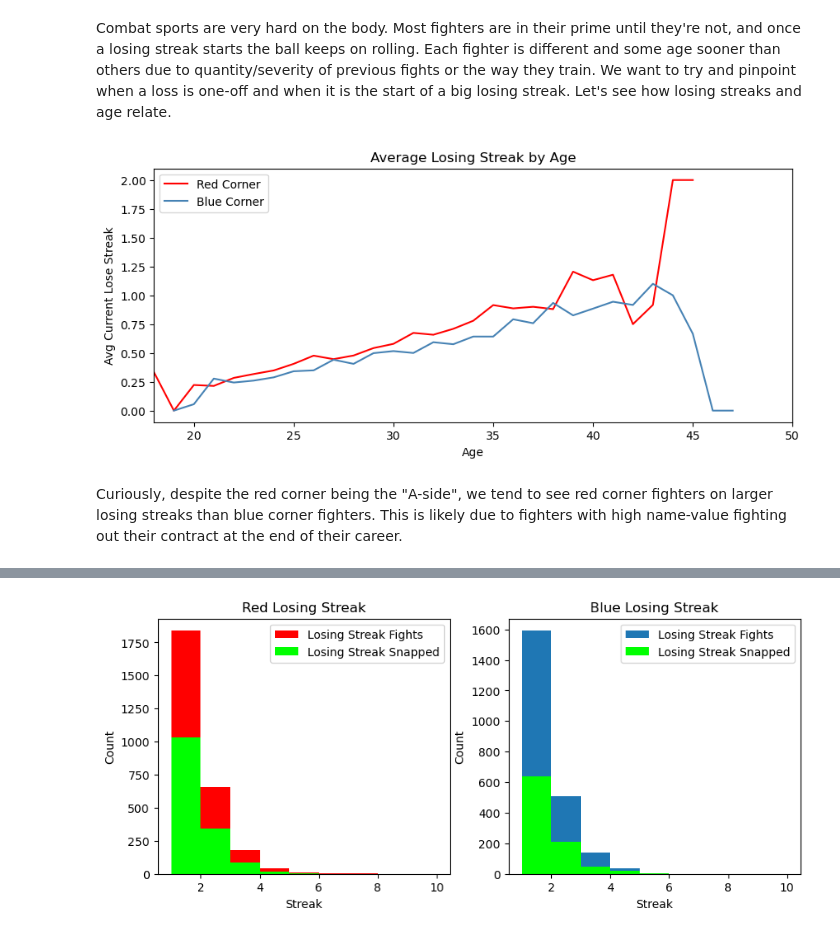
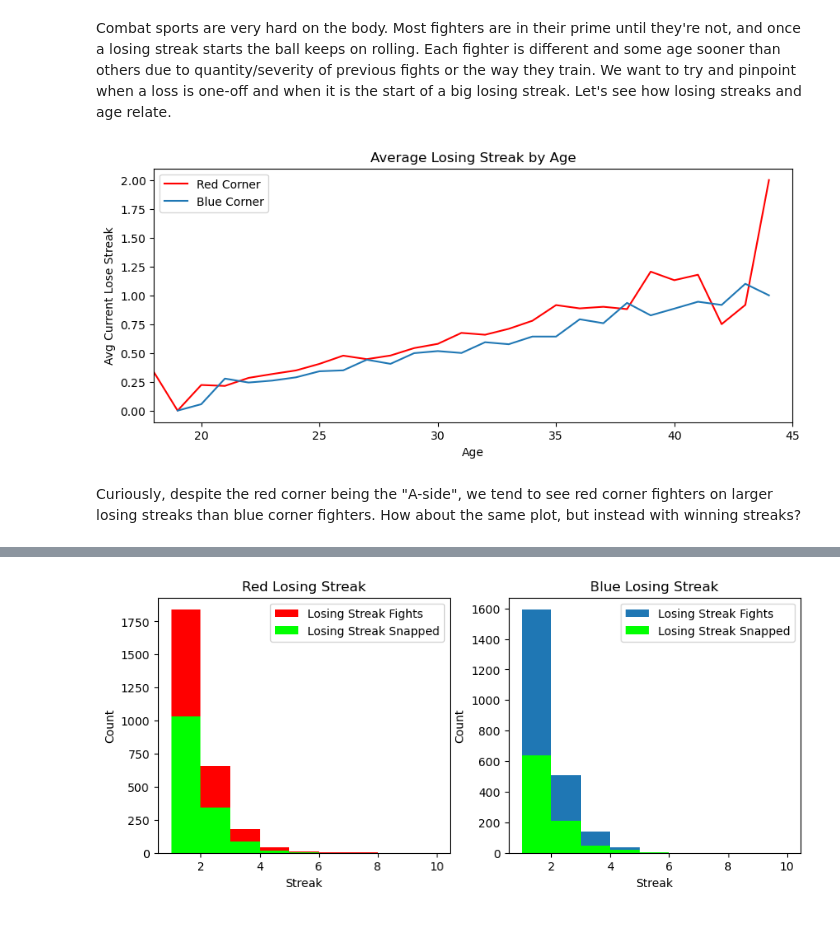
Before and after one commit to anthonyysz/Fight-Result-Predictor, a Jupyter notebook: notebooks/2-data-exploration-and-analysis.ipynb, the cells around one changed output, grey strips where cells are left out. Saved outputs shown, nothing was run; the diff lists cells and outputs as text; code cells hidden in the pictures.

```diff
--- a/notebooks/2-data-exploration-and-analysis.ipynb
+++ b/notebooks/2-data-exploration-and-analysis.ipynb
@@ -121,22 +121,22 @@ Combat sports are very hard on the body. Most fighters are in their prime until
 # %%
 fig, ax = plt.subplots(figsize=(10, 4))
 
-ageRange = range(18, 51)
+ageRange = range(18, 45)
 
 redAvgLoseStreak = [df[df['RedAge'] == age]['RedCurrentLoseStreak'].mean() for age in ageRange]
 blueAvgLoseStreak = [df[df['BlueAge'] == age]['BlueCurrentLoseStreak'].mean() for age in ageRange]
 
 ax.plot(ageRange, redAvgLoseStreak, color='red', label='Red Corner')
-ax.plot(ageRange, blueAvgLoseStreak, color='steelblue', label='Blue Corner')
+ax.plot(ageRange, blueAvgLoseStreak, label='Blue Corner')
 
 ax.set_xlabel('Age')
 ax.set_ylabel('Avg Current Lose Streak')
 ax.set_title('Average Losing Streak by Age')
-ax.set_xlim(18, 50)
+ax.set_xlim(18, 45)
 ax.legend()
 
 plt.show()
 # %% [output]
-[figure, old version]
+[figure, new version]
 # %% [markdown]
-Curiously, despite the red corner being the "A-side", we tend to see red corner fighters on larger losing streaks than blue corner fighters. This is likely due to fighters with high name-value fighting out their contract at the end of their career.
+Curiously, despite the red corner being the "A-side", we tend to see red corner fighters on larger losing streaks than blue corner fighters. How about the same plot, but instead with winning streaks?
```
Also changed, not shown: parts of 5 cells of this notebook.
